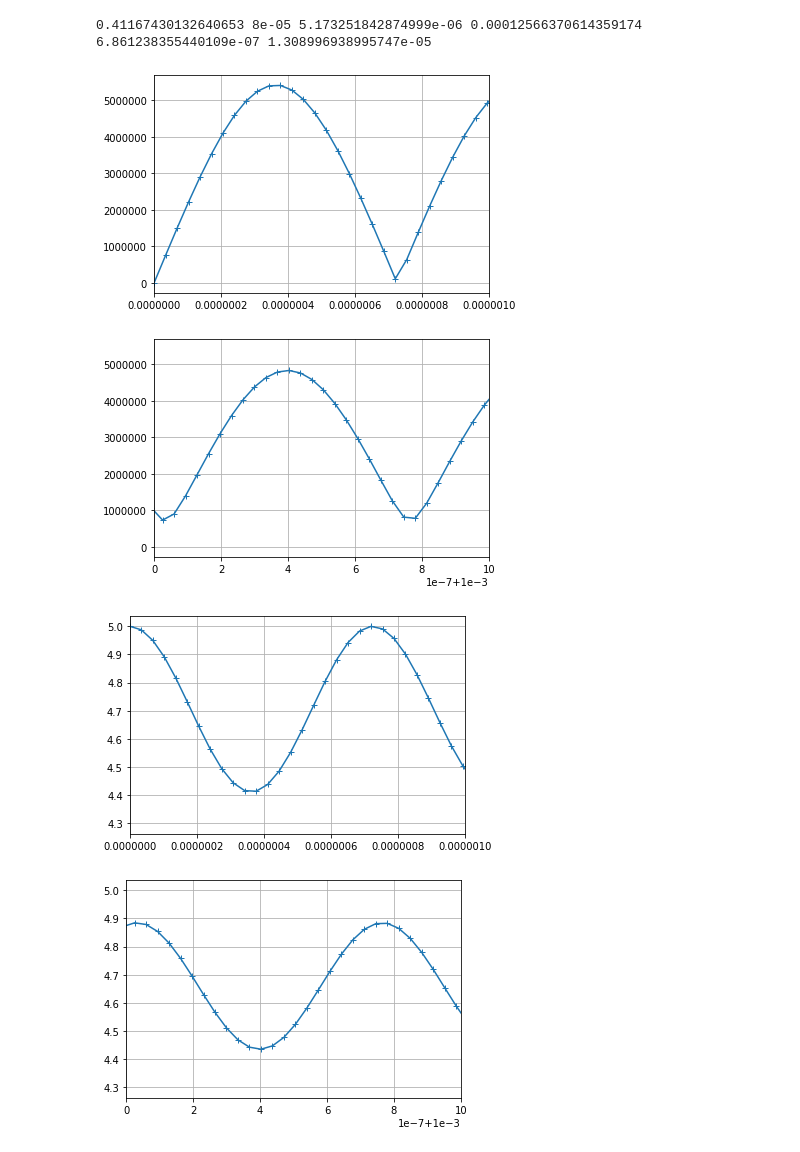
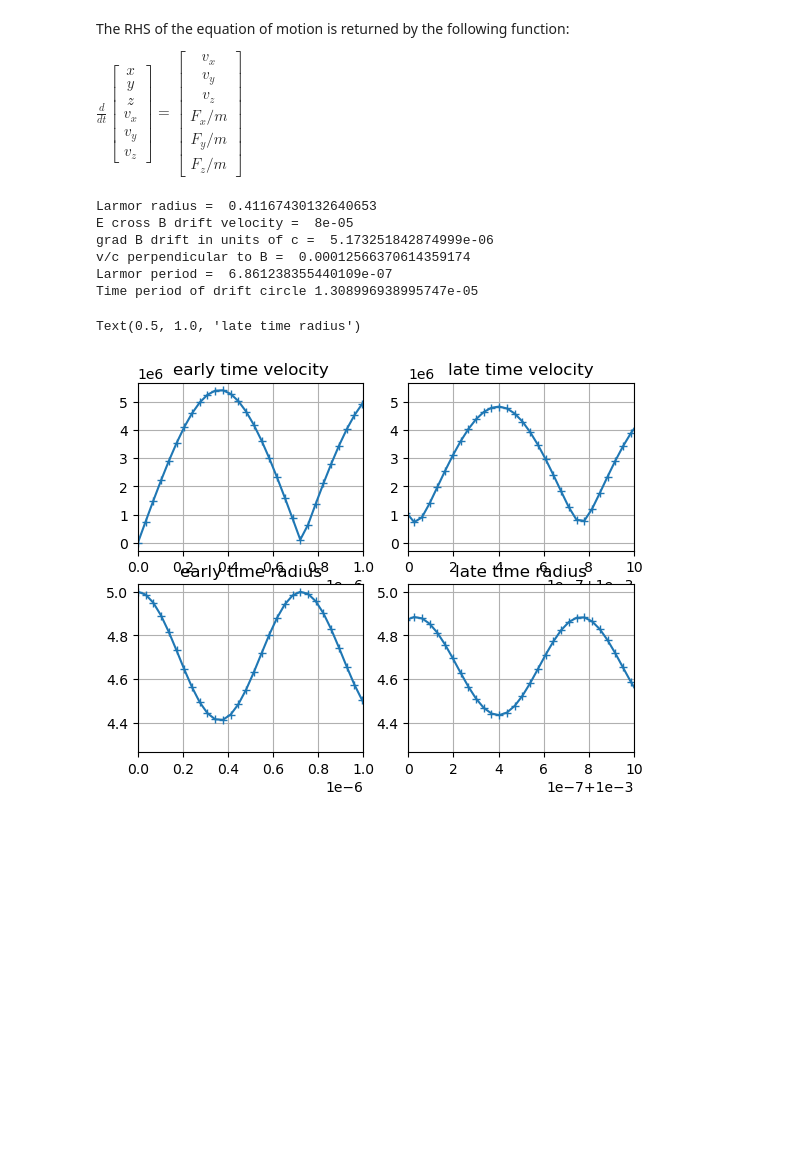
Before and after one commit to prats7up/compastrohpc, a Jupyter notebook: Codes/RK_pusher.ipynb, the cells around one changed output. Drawn from its saved outputs; the diff is of its cells as text; code cells hidden in the pictures; blank space fills up the shorter version.

```diff
--- a/Codes/RK_pusher.ipynb
+++ b/Codes/RK_pusher.ipynb
@@ -21,4 +32,8 @@ def cal_E_perp(x):
 
 def cal_B(x):
     return (x[0]*x[0]+x[1]*x[1])**0.5
+# %% [markdown]
+The RHS of the equation of motion is returned by the following function:
+
+$\frac{d}{dt} \left[ \begin{matrix} x \\ y \\ z \\ v_x \\ v_y \\ v_z \end{matrix} \right] = \left[ \begin{matrix} v_x \\ v_y \\ v_z \\ F_x/m \\ F_y/m \\ F_z/m \end{matrix} \right] $
 # %%
@@ -35,19 +50,27 @@ def fun_pp(t, y, B, qbym, c):
     rhs_pp[5] = qbym*E_par
     return rhs_pp
 # %%
-#initial conditions not explicitly stated in the paper; following arrived from a lot guessing; drift formulae are valid in asymptotic limit only
-xi, yi, zi = 5, 0, 0
+#initial conditions not explicitly stated in the paper; following arrived from a lot guessing; remember drift formulae are valid in asymptotic limit only
+xi, yi, zi = 5, 0, 0 #initial coordinates
 E_perp = np.sqrt(np.sum(cal_E_perp([xi, yi, zi])**2)) #magnitude of Eperp
-B = cal_B([xi, yi, zi])
-w_c = e*B/(m*c)
+B = cal_B([xi, yi, zi]) #get value of B at particle position
+w_c = e*B/(m*c) #local cyclotron angular frequency
 v_EB_D = c*E_perp/B #magnitude of ExB drift
-v_perp = np.abs(qbym*E_perp*0.25*2*np.pi/w_c) #not the true value, just an estimate! particle accelerates for T_cyc/4
-v_mugradB_D = 0.5*v_perp*v_perp/(w_c*np.sqrt(xi*xi+yi*yi+zi*zi))
-print(v_perp/w_c, v_EB_D/c, v_mugradB_D/c, v_perp/c)
-print(2.*np.pi/w_c, 2.*np.pi*np.sqrt(xi*xi+yi*yi+zi*zi)/v_EB_D)
-n_dump = 100000
-vxi, vyi, vzi = 0, 0, 0
+v_perp = np.abs(qbym*E_perp*0.25*2*np.pi/w_c) #not the true value, just an estimate! particle accelerates for T_cyc/4 because of Larmor motion
+v_mugradB_D = 0.5*v_perp*v_perp/(w_c*np.sqrt(xi*xi+yi*yi+zi*zi)) #estimate of mu gradB velocity
+print("Larmor radius = ", v_perp/w_c)
+print("E cross B drift velocity = ", v_EB_D/c)
+print("grad B drift in units of c = ", v_mugradB_D/c)
+print("v/c perpendicular to B = ", v_perp/c) #print out some useful parameters
+print("Larmor period = ", 2.*np.pi/w_c)
+print("Time period of drift circle", 2.*np.pi*np.sqrt(xi*xi+yi*yi+zi*zi)/v_EB_D) #print out some more useful parameters
+n_dump = 100000 #number of time dumps of x, v of the particle
+vxi, vyi, vzi = 0, 0, 0 #initial velocities
 # %% [output]
-0.41167430132640653 8e-05 5.173251842874999e-06 0.00012566370614359174
-6.861238355440109e-07 1.308996938995747e-05
+Larmor radius =  0.41167430132640653
+E cross B drift velocity =  8e-05
+grad B drift in units of c =  5.173251842874999e-06
+v/c perpendicular to B =  0.00012566370614359174
+Larmor period =  6.861238355440109e-07
+Time period of drift circle 1.308996938995747e-05
 # %%
@@ -57,23 +81,26 @@ tend = 5000*2.0*np.pi/w_c
 #RK4 update
 sol = solve_ivp(fun_pp, [0,tend], y0, t_eval = np.linspace(0,tend,n_dump+1), args = (B, qbym, c), method = 'RK45')
 # %%
+plt.subplot(221)
 plt.plot(sol.t, np.sqrt(sol.y[3,:]**2+sol.y[4,:]**2), '-+')
-plt.xlim([0.0,0.0+1e-6])
+plt.xlim([0.0,0.0+1e-6]) #early time velocity vs time
 plt.grid()
-plt.figure()
+plt.title("early time velocity")
+plt.subplot(222)
 plt.plot(sol.t, np.sqrt(sol.y[3,:]**2+sol.y[4,:]**2), '-+')
-plt.xlim([0.001,0.001+1e-6])
+plt.xlim([0.001,0.001+1e-6]) #velocity at later times
 plt.grid()
-plt.figure()
+plt.title("late time velocity")
+plt.subplot(223)
 plt.plot(sol.t, np.sqrt(sol.y[0,:]**2+sol.y[1,:]**2), '-+')
-plt.xlim([0.0,0.0+1e-6])
+plt.xlim([0.0,0.0+1e-6]) #radius evolution at early times
 plt.grid()
-plt.figure()
+plt.title("early time radius")
+plt.subplot(224)
 plt.plot(sol.t, np.sqrt(sol.y[0,:]**2+sol.y[1,:]**2), '-+')
-plt.xlim([0.001,0.001+1e-6])
+plt.xlim([0.001,0.001+1e-6]) #radius evolution at late times
 plt.grid()
+plt.title("late time radius")
 # %% [output]
+Text(0.5, 1.0, 'late time radius')
-[figure, old version]
+[figure, new version]
-[figure, removed]
-[figure, removed]
-[figure, removed]
```
Also changed, not shown: parts of 10 cells of this notebook, 1 other file.
